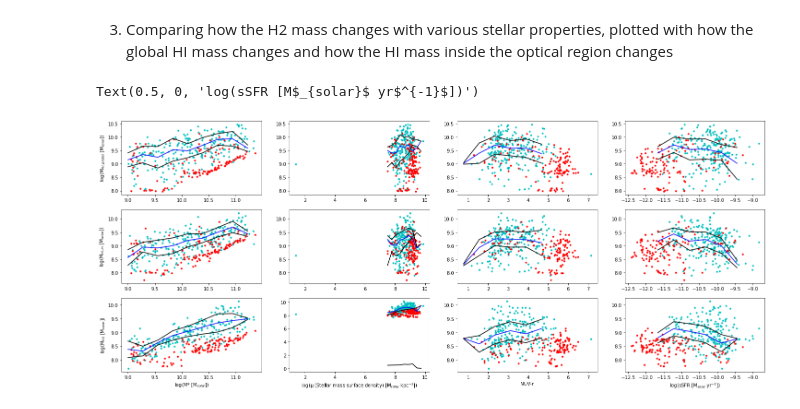
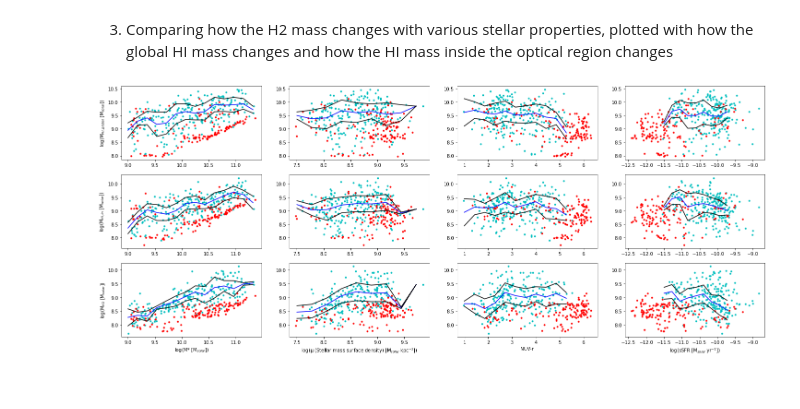
Before and after one commit to Luke-Williams-01/Luke-Williams-01, a Jupyter notebook: ICRARproject2.ipynb, the cells around one changed output. Drawn from its saved outputs; the diff is of its cells as text; code cells hidden in the pictures.

```diff
--- a/ICRARproject2.ipynb
+++ b/ICRARproject2.ipynb
@@ -150,9 +160,9 @@ plt.legend(loc='upper left');
 # %%
 # Finding the running median of the galaxies in the sample for the HI global
 # Arrays for the bins
-HIglbins_Mstar = np.linspace(9, 11.5, 10)
-HIglbins_NUVr = np.linspace(0, 7, 10)
-HIglbins_sSFR = np.linspace(-13, -9, 10)
+HIglbins_Mstar = np.linspace(9, 11.5, 15)
+HIglbins_NUVr = np.linspace(1, 7, 15)
+HIglbins_sSFR = np.linspace(-11.5, -9.5, 10)
 HIglbins_Must = np.linspace(7.5, 10, 10)
 
 # Array of zeroes to store the median of each bin
@@ -213,9 +223,9 @@ HIglnMAD_Must = MHIgl_Must - HIglMAD_Must
 # %%
 # Finding the running median of the galaxies in the sample for the HI inner
 # Arrays for the bins
-HIinbins_Mstar = np.linspace(9, 11.5, 10)
-HIinbins_NUVr = np.linspace(0, 7, 10)
-HIinbins_sSFR = np.linspace(-13, -9, 10)
+HIinbins_Mstar = np.linspace(9, 11.5, 15)
+HIinbins_NUVr = np.linspace(1, 7, 15)
+HIinbins_sSFR = np.linspace(-11.5, -9.5, 10)
 HIinbins_Must = np.linspace(7.5, 10, 10)
 
 # Array of zeroes to store the median of each bin
@@ -275,9 +285,9 @@ HIinpMAD_Must = MHIin_Must + HIinMAD_Must
 HIinnMAD_Must = MHIin_Must - HIinMAD_Must
 # %%
 # Finding the running median for the galaxies in the sample for H2
-H2bins_Mstar = np.linspace(9, 11.5, 10)
-H2bins_NUVr = np.linspace(0, 7, 10)
-H2bins_sSFR = np.linspace(-13, -9, 10)
+H2bins_Mstar = np.linspace(9, 11.5, 15)
+H2bins_NUVr = np.linspace(1, 7, 15)
+H2bins_sSFR = np.linspace(-11.5, -9.5, 10)
 H2bins_Must = np.linspace(7.5, 10, 10)
 
 # Array of zeroes to store the median of each bin
@@ -333,8 +343,8 @@ H2nMAD_NUVr = MH2_NUVr - H2MAD_NUVr
 H2pMAD_sSFR = MH2_sSFR + H2MAD_sSFR
 H2nMAD_sSFR = MH2_sSFR - H2MAD_sSFR
 # Must graph median bounds
-H2pMAD_Must = H2MAD_Must + H2MAD_Must
-H2nMAD_Must = H2MAD_Must - H2MAD_Must
+H2pMAD_Must = MH2_Must + H2MAD_Must
+H2nMAD_Must = MH2_Must - H2MAD_Must
 # %%
 plt.figure(figsize=(25,10))
 # Plotting the depletion times for the HI(global) mass against stellar properties
@@ -352,7 +362,7 @@ plt.plot(lgMuST_det, lgMHI_gl_det, 'c.')
 plt.plot(lgMuST_ndet, lgMHI_gl_ndet, 'r.')
 plt.plot(HIglbins_Must[:-1], MHIgl_Must[:-1], 'b-')
 plt.plot(HIglbins_Must[:-1], HIglpMAD_Must[:-1], 'k-')
-plt.plot(HIglbins_Must[:-1], HIglnMAD_Mstar[:-1], 'k-')
+plt.plot(HIglbins_Must[:-1], HIglnMAD_Must[:-1], 'k-')
 # MHI(global) against NUV-r
 plt.subplot(3,4,3)
 plt.plot(NUVr_det, lgMHI_gl_det, 'c.')
@@ -383,7 +393,7 @@ plt.plot(lgMuST_det, lgMHI_in_det, 'c.')
 plt.plot(lgMuST_ndet, lgMHI_in_ndet, 'r.')
 plt.plot(HIinbins_Must[:-1], MHIin_Must[:-1], 'b-')
 plt.plot(HIinbins_Must[:-1], HIinpMAD_Must[:-1], 'k-')
-plt.plot(HIinbins_Must[:-1], HIinnMAD_Mstar[:-1], 'k-')
+plt.plot(HIinbins_Must[:-1], HIinnMAD_Must[:-1], 'k-')
 # HI(in) against NUV-r
 plt.subplot(3,4,7)
 plt.plot(NUVr_det, lgMHI_in_det, 'c.')
@@ -405,34 +415,33 @@ plt.subplot(3,4,9)
 plt.plot(lgMSTAR_det, lgMH2_det, 'c.')
 plt.plot(lgMSTAR_ndet, limlgMH2_ndet, 'r.')
 plt.plot(H2bins_Mstar[:-1], MH2_Mstar[:-1], 'b-')
 plt.plot(H2bins_Mstar[:-1], H2pMAD_Mstar[:-1], 'k-')
 plt.plot(H2bins_Mstar[:-1], H2nMAD_Mstar[:-1], 'k-')
 plt.ylabel('log(M$_{H2}$ [M$_{solar}$])')
 plt.xlabel('log(M* [M$_{solar}$])')
 # H2 against stellar surface density
 plt.subplot(3,4,10)
 plt.plot(lgMuST_det, lgMH2_det, 'c.')
 plt.plot(lgMuST_ndet, limlgMH2_ndet, 'r.')
 plt.plot(H2bins_Must[:-1], MH2_Must[:-1], 'b-')
 plt.plot(H2bins_Must[:-1], H2pMAD_Must[:-1], 'k-')
-plt.plot(H2bins_Must[:-1], H2nMAD_Mstar[:-1], 'k-')
+plt.plot(H2bins_Must[:-1], H2nMAD_Must[:-1], 'k-')
 plt.xlabel('log(μ (Stellar mass surface density) [M$_{solar}$ kpc$^{-2}$])')
 # H2 against NUVr
 plt.subplot(3,4,11)
 plt.plot(NUVr_det, lgMH2_det, 'c.')
 plt.plot(NUVr_ndet, limlgMH2_ndet, 'r.')
 plt.plot(H2bins_NUVr[:-1], MH2_NUVr[:-1], 'b-')
 plt.plot(H2bins_NUVr[:-1], H2pMAD_NUVr[:-1], 'k-')
 plt.plot(H2bins_NUVr[:-1], H2nMAD_NUVr[:-1], 'k-')
 plt.xlabel('NUV-r')
 # H2 against sSFR
 plt.subplot(3,4,12)
 plt.plot(lgsSFR_det, lgMH2_det, 'c.')
 plt.plot(lgsSFR_ndet, limlgMH2_ndet, 'r.')
 plt.plot(H2bins_sSFR[:-1], MH2_sSFR[:-1], 'b-')
 plt.plot(H2bins_sSFR[:-1], H2pMAD_sSFR[:-1], 'k-')
 plt.plot(H2bins_sSFR[:-1], H2nMAD_sSFR[:-1], 'k-')
-plt.xlabel('log(sSFR [M$_{solar}$ yr$^{-1}$])')
+plt.xlabel('log(sSFR [M$_{solar}$ yr$^{-1}$])');
 # %% [output]
-Text(0.5, 0, 'log(sSFR [M$_{solar}$ yr$^{-1}$])')
-[figure, old version]
+[figure, new version]
```
Also changed, not shown: parts of 5 cells of this notebook.
